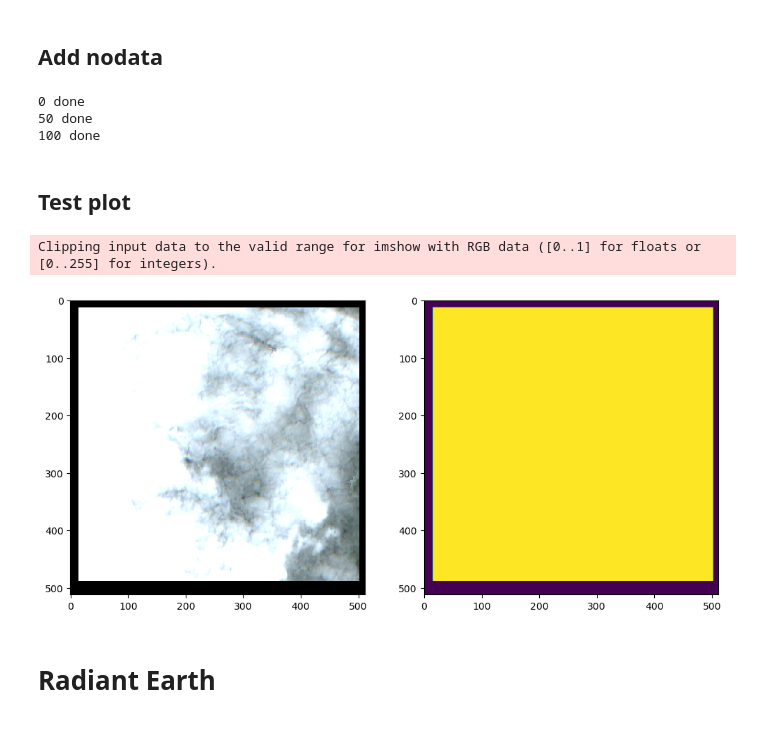
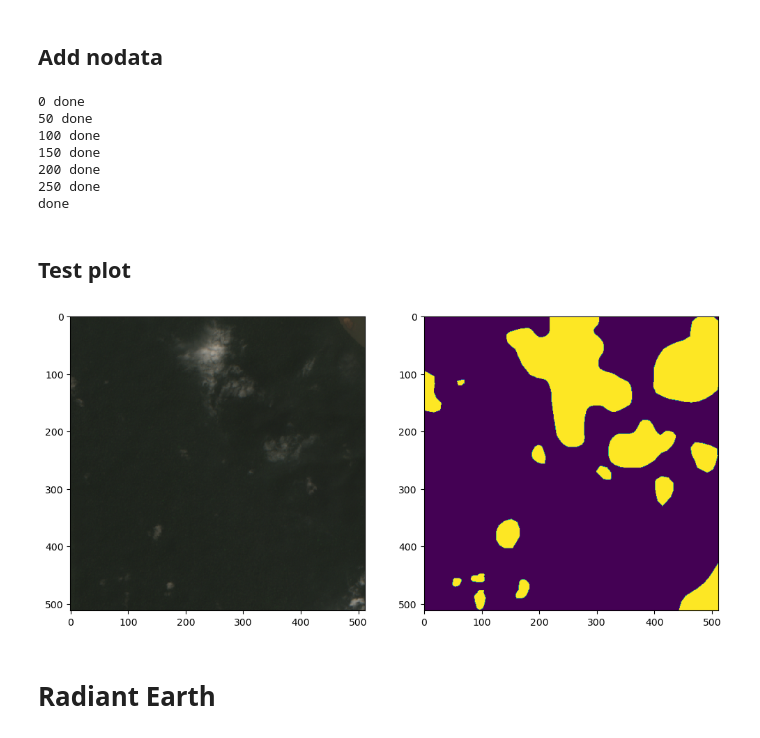
Before and after one commit to caseyslaught/smartcarte-containers, a Jupyter notebook: notebooks/src/RunPrepareCloudChips.ipynb, the cells around one changed output. Drawn from its saved outputs; the diff is of its cells as text; code cells hidden in the pictures.

```diff
--- a/notebooks/src/RunPrepareCloudChips.ipynb
+++ b/notebooks/src/RunPrepareCloudChips.ipynb
@@ -515,6 +522,10 @@ for i, row in enumerate(data_rows):
     rgb_path = f'{labelbox_clouds_rgb_dir}/{file_name}'
     label_path = f'{labelbox_clouds_labels_dir}/{file_name}'
     source_path = f'{labelbox_clouds_source_dir}/{file_name}'
+
+    if not os.path.exists(source_path):
+        print(f'skipping {source_path}')
+        continue
 
     with rasterio.open(source_path) as src:
         bbox = list(src.bounds)
@@ -587,16 +605,18 @@ for label_path in label_paths:
     with rasterio.open(label_path) as label_src:
         label_data = label_src.read(1)
 
-    source_rotated = np.rot90(source_data, k=1, axes=(1, 2))
-    source_rotated = source_rotated.transpose((1, 2, 0))
+    for i in range(1, 3):
 
-    label_rotated = np.rot90(label_data, k=1, axes=(0, 1))
+        source_rotated = np.rot90(source_data, k=i, axes=(1, 2))
+        source_rotated = source_rotated.transpose((1, 2, 0))
 
-    source_rotated_path = source_path.replace('.tif', f'_90deg.tif')
-    label_rotated_path = label_path.replace('.tif', f'_90deg.tif')
+        label_rotated = np.rot90(label_data, k=i, axes=(0, 1))
 
-    imagery.write_array_to_tif(source_rotated, source_rotated_path, bbox, dtype=np.float32, nodata=NODATA_FLOAT32)
-    imagery.write_array_to_tif(label_rotated, label_rotated_path, bbox, dtype=np.uint8, nodata=NODATA_BYTE)
+        source_rotated_path = source_path.replace('.tif', f'_{90*i}deg.tif')
+        label_rotated_path = label_path.replace('.tif', f'_{90*i}deg.tif')
+
+        imagery.write_array_to_tif(source_rotated, source_rotated_path, bbox, dtype=np.float32, nodata=NODATA_FLOAT32)
+        imagery.write_array_to_tif(label_rotated, label_rotated_path, bbox, dtype=np.uint8, nodata=NODATA_BYTE)
 
 print('done')
 # %% [output]
@@ -668,30 +688,33 @@ print('done')
 0 done
 50 done
 100 done
+150 done
+200 done
+250 done
+done
 # %% [markdown]
 ## Test plot
 # %%
 import matplotlib.pyplot as plt
 
 from common.utilities.visualization import plot_bands
 
 
-label_path = './data/labelbox/clouds/labels/S2A_35MRU_20220122_0_L2A_2_0_nodata.tif'
-source_path = './data/labelbox/clouds/source/S2A_35MRU_20220122_0_L2A_2_0_nodata.tif'
+label_path = './data/labelbox/clouds/labels/S2B_33NXC_20190111_0_L2A_1612261624249_2_1_180deg.tif'
+source_path = './data/labelbox/clouds/source/S2B_33NXC_20190111_0_L2A_1612261624249_2_1_180deg.tif'
 
 
 fig, (ax1, ax2) = plt.subplots(1, 2, figsize=(12, 12))
 
 with rasterio.open(source_path) as src:
     source_data = src.read()
     plot_bands(source_data, ax=ax1, bands=[2, 1, 0], transpose=True)
 
 with rasterio.open(label_path) as src:
     label_data = src.read(1)
     ax2.imshow(label_data)
 # %% [output]
-Clipping input data to the valid range for imshow with RGB data ([0..1] for floats or [0..255] for integers).
-[figure, old version]
+[figure, new version]
 # %% [markdown]
 # Radiant Earth
 # %%
```
Also changed, not shown: parts of 20 cells of this notebook, 3 other files.
